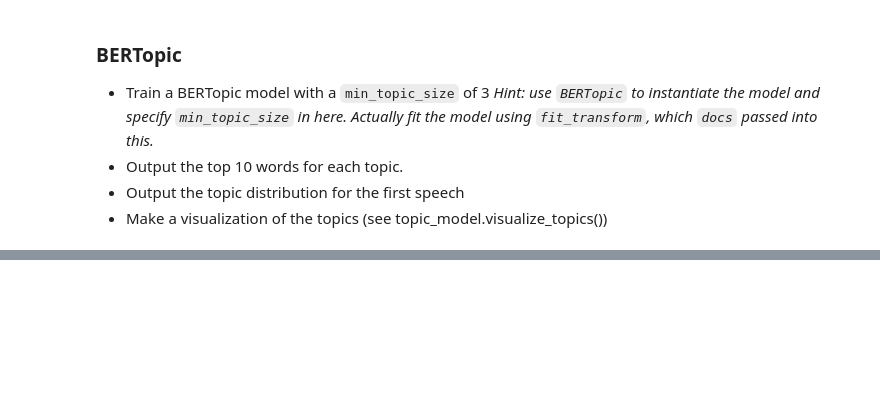
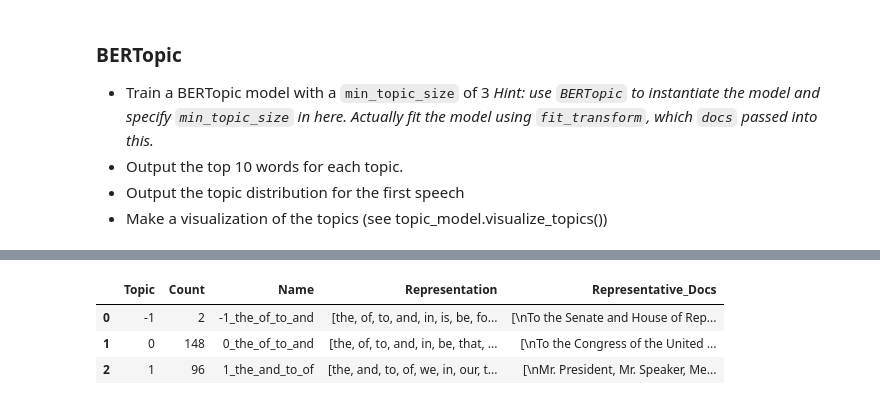
Before and after one commit to UCB-stat-159-f25/proj02-group08, a Jupyter notebook: notebooks/nlp-P03.ipynb, the cells around one changed output, grey strips where cells are left out. Cells and saved outputs as stored; diff of their text form; code cells hidden in the pictures; blank space fills up the shorter version.

```diff
--- a/notebooks/nlp-P03.ipynb
+++ b/notebooks/nlp-P03.ipynb
@@ -266,0 +280,7 @@ docs = sou['Text'].to_list()
+# %%
+step07_topic_model.get_topic_info()
+# %% [output]
+|  | Topic | Count | Name | Representation | Representative_Docs |
+| 0 | -1 | 2 | -1_the_of_to_and | [the, of, to, and, in, is, be, fo... | [\nTo the Senate and House of Rep... |
+| 1 | 0 | 148 | 0_the_of_to_and | [the, of, to, and, in, be, that, ... | [\nTo the Congress of the United ... |
+| 2 | 1 | 96 | 1_the_and_to_of | [the, and, to, of, we, in, our, t... | [\nMr. President, Mr. Speaker, Me... |
```
Also changed, not shown: parts of 9 cells of this notebook, 1 other file.
